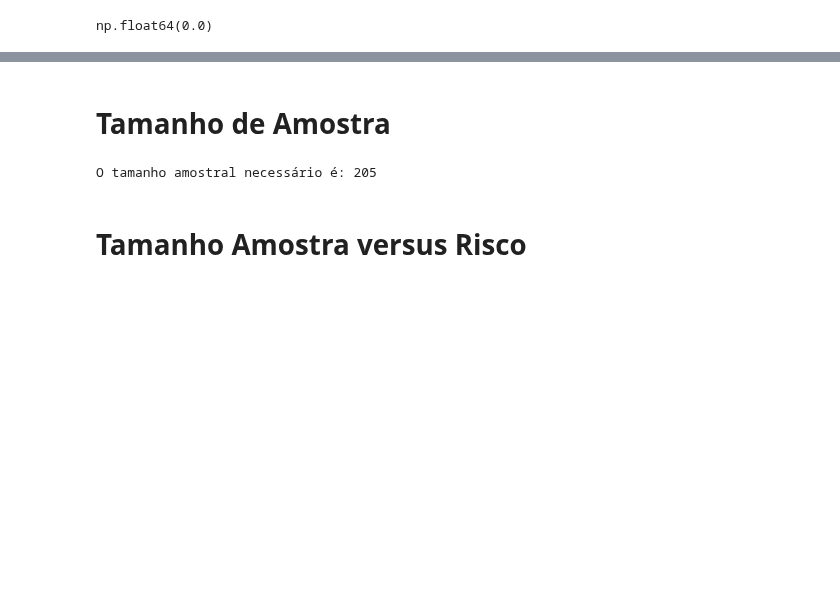
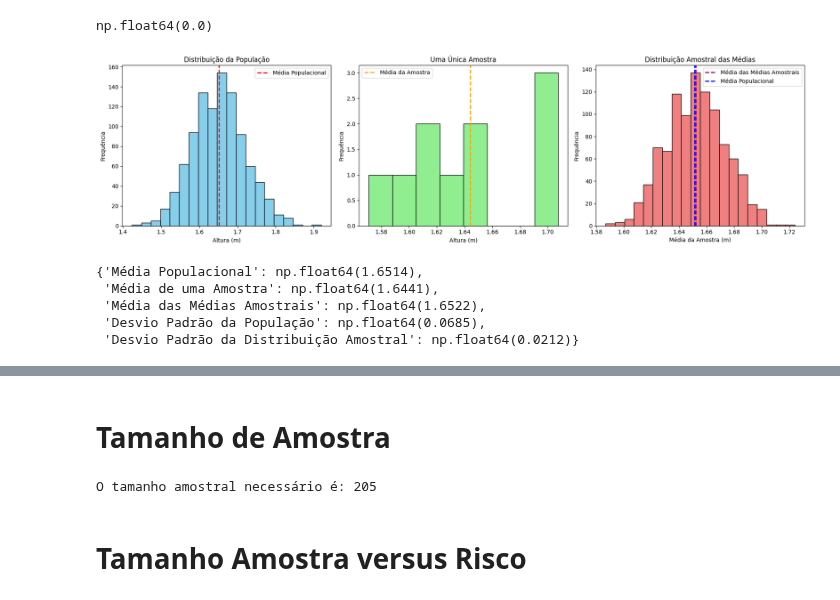
Before and after one commit to Laurentius96/DNC-DataScience, a Jupyter notebook: Materia_7-Estatistica/Aulas/DNC_DSM7_Material_Est_Inf_Distribuicao.ipynb, the cells around one changed output, grey strips where cells are left out. Saved outputs shown, nothing was run; the diff lists cells and outputs as text; code cells hidden in the pictures; blank space fills up the shorter version.

```diff
--- a/Materia_7-Estatistica/Aulas/DNC_DSM7_Material_Est_Inf_Distribuicao.ipynb
+++ b/Materia_7-Estatistica/Aulas/DNC_DSM7_Material_Est_Inf_Distribuicao.ipynb
@@ -559,3 +578,81 @@ Média das Médias Amostrais:  1.6501639986963161
 100 * np.sum(np.array(medias_amostrais) >= 1.7) / len(medias_amostrais)
 # %% [output]
 np.float64(0.0)
+# %%
+import numpy as np
+import pandas as pd
+import matplotlib.pyplot as plt
+
+# ----------------------
+# 1. Criar população
+# ----------------------
+media = 1.65  # média populacional
+desvio_padrao = 0.07  # desvio padrão populacional
+tamanho_populacao = 1000  # número de indivíduos
+
+np.random.seed(42)  # para reprodutibilidade
+populacao = np.random.normal(loc=media, scale=desvio_padrao, size=tamanho_populacao)
+
+# ----------------------
+# 2. Criar uma amostra única
+# ----------------------
+tamanho_amostra = 10
+amostra_unica = np.random.choice(populacao, tamanho_amostra, replace=False)
+
+# ----------------------
+# 3. Criar distribuição amostral
+# ----------------------
+num_amostras = 1000
+medias_amostrais = [
+    np.mean(np.random.choice(populacao, tamanho_amostra, replace=False))
+    for _ in range(num_amostras)
+]
+
+# ----------------------
+# 4. Visualizações lado a lado
+# ----------------------
+fig, axs = plt.subplots(1, 3, figsize=(18, 5))
+
+# População
+axs[0].hist(populacao, bins=20, color="skyblue", edgecolor="black")
+axs[0].axvline(np.mean(populacao), color="red", linestyle="dashed", linewidth=2, label="Média Populacional")
+axs[0].set_title("Distribuição da População")
+axs[0].set_xlabel("Altura (m)")
+axs[0].set_ylabel("Frequência")
+axs[0].legend()
+
+# Amostra única
+axs[1].hist(amostra_unica, bins=8, color="lightgreen", edgecolor="black")
+axs[1].axvline(np.mean(amostra_unica), color="orange", linestyle="dashed", linewidth=2, label="Média da Amostra")
+axs[1].set_title("Uma Única Amostra")
+axs[1].set_xlabel("Altura (m)")
+axs[1].set_ylabel("Frequência")
+axs[1].legend()
+
+# Distribuição Amostral das Médias
+axs[2].hist(medias_amostrais, bins=20, color="lightcoral", edgecolor="black")
+axs[2].axvline(np.mean(medias_amostrais), color="purple", linestyle="dashed", linewidth=2, label="Média das Médias Amostrais")
+axs[2].axvline(np.mean(populacao), color="blue", linestyle="dashed", linewidth=2, label="Média Populacional")
+axs[2].set_title("Distribuição Amostral das Médias")
+axs[2].set_xlabel("Média da Amostra (m)")
+axs[2].set_ylabel("Frequência")
+axs[2].legend()
+
+plt.tight_layout()
+plt.show()
+
+# Estatísticas principais
+{
+    "Média Populacional": round(np.mean(populacao), 4),
+    "Média de uma Amostra": round(np.mean(amostra_unica), 4),
+    "Média das Médias Amostrais": round(np.mean(medias_amostrais), 4),
+    "Desvio Padrão da População": round(np.std(populacao, ddof=1), 4),
+    "Desvio Padrão da Distribuição Amostral": round(np.std(medias_amostrais, ddof=1), 4)
+}
+# %% [output]
+[figure, added]
+{'Média Populacional': np.float64(1.6514),
+ 'Média de uma Amostra': np.float64(1.6441),
+ 'Média das Médias Amostrais': np.float64(1.6522),
+ 'Desvio Padrão da População': np.float64(0.0685),
+ 'Desvio Padrão da Distribuição Amostral': np.float64(0.0212)}
```
Also changed, not shown: parts of 11 cells of this notebook.
